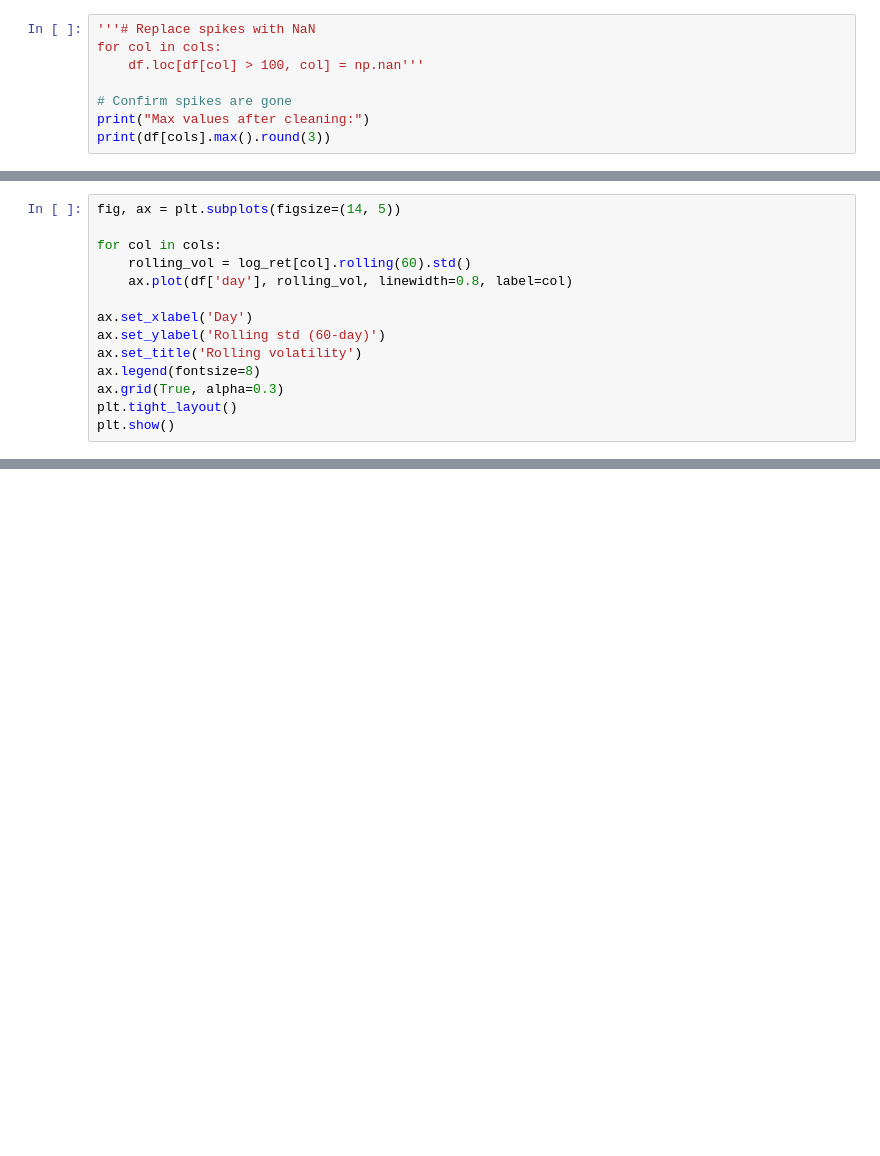
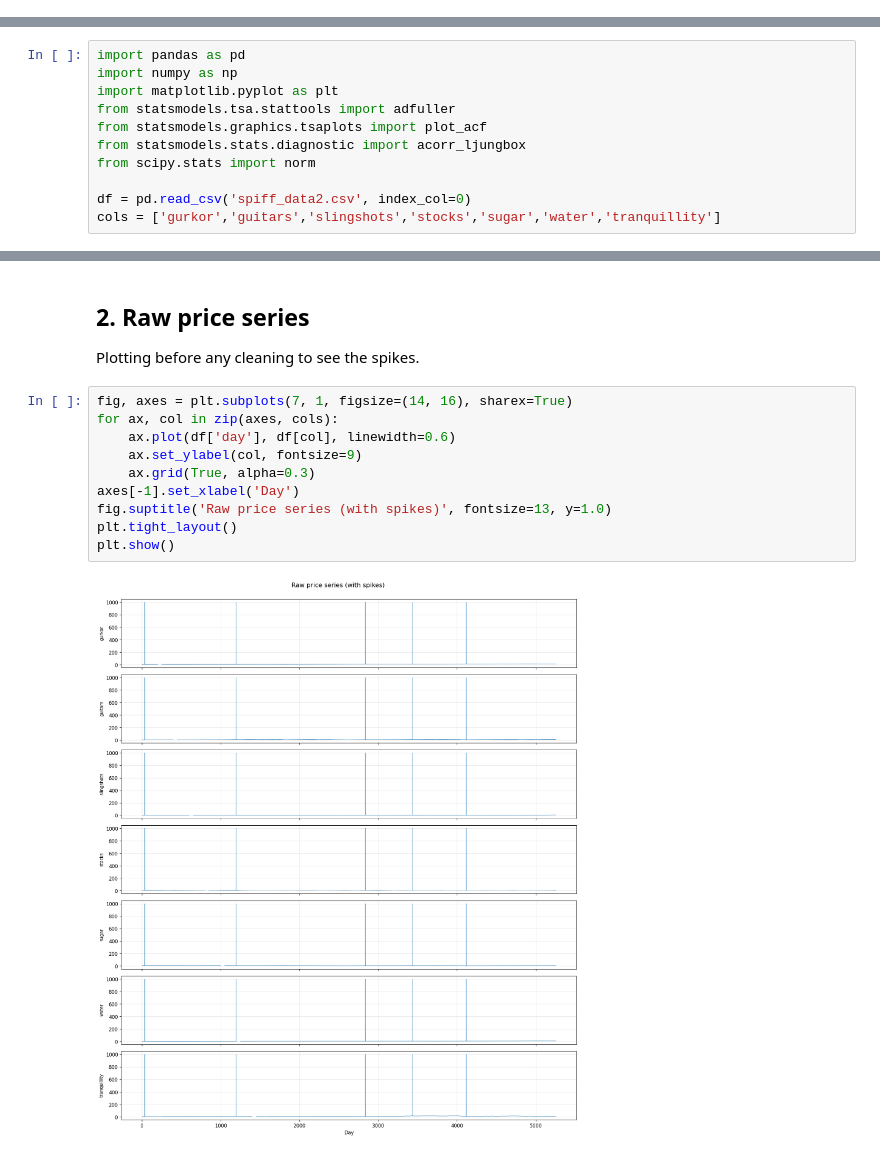
Before and after one commit to SirAlex77/financial-timeseries-project-group13, a Jupyter notebook: notebooks/01_data_analysis.ipynb, the cells around one changed output, grey strips where cells are left out. Cells and saved outputs as stored; diff of their text form; blank space fills up the shorter version.

```diff
--- a/notebooks/01_data_analysis.ipynb
+++ b/notebooks/01_data_analysis.ipynb
@@ -53,8 +0,0 @@ We replace them with NaN before any further analysis.
-# %%
-'''# Replace spikes with NaN
-for col in cols:
-    df.loc[df[col] > 100, col] = np.nan'''
-
-# Confirm spikes are gone
-print("Max values after cleaning:")
-print(df[cols].max().round(3))
@@ -182,14 +0,0 @@ operate in a much calmer volatility regime than the rest.
-# %%
-fig, ax = plt.subplots(figsize=(14, 5))
-
-for col in cols:
-    rolling_vol = log_ret[col].rolling(60).std()
-    ax.plot(df['day'], rolling_vol, linewidth=0.8, label=col)
-
-ax.set_xlabel('Day')
-ax.set_ylabel('Rolling std (60-day)')
-ax.set_title('Rolling volatility')
-ax.legend(fontsize=8)
-ax.grid(True, alpha=0.3)
-plt.tight_layout()
-plt.show()
@@ -234,0 +3,11 @@ plt.show()
+# %%
+import pandas as pd
+import numpy as np
+import matplotlib.pyplot as plt
+from statsmodels.tsa.stattools import adfuller
+from statsmodels.graphics.tsaplots import plot_acf
+from statsmodels.stats.diagnostic import acorr_ljungbox
+from scipy.stats import norm
+
+df = pd.read_csv('spiff_data2.csv', index_col=0)
+cols = ['gurkor','guitars','slingshots','stocks','sugar','water','tranquillity']
@@ -234,0 +33,15 @@ plt.show()
+# %% [markdown]
+## 2. Raw price series
+Plotting before any cleaning to see the spikes.
+# %%
+fig, axes = plt.subplots(7, 1, figsize=(14, 16), sharex=True)
+for ax, col in zip(axes, cols):
+    ax.plot(df['day'], df[col], linewidth=0.6)
+    ax.set_ylabel(col, fontsize=9)
+    ax.grid(True, alpha=0.3)
+axes[-1].set_xlabel('Day')
+fig.suptitle('Raw price series (with spikes)', fontsize=13, y=1.0)
+plt.tight_layout()
+plt.show()
+# %% [output]
+[figure, added]
```
Also changed, not shown: parts of 50 cells of this notebook, 8 other files.
